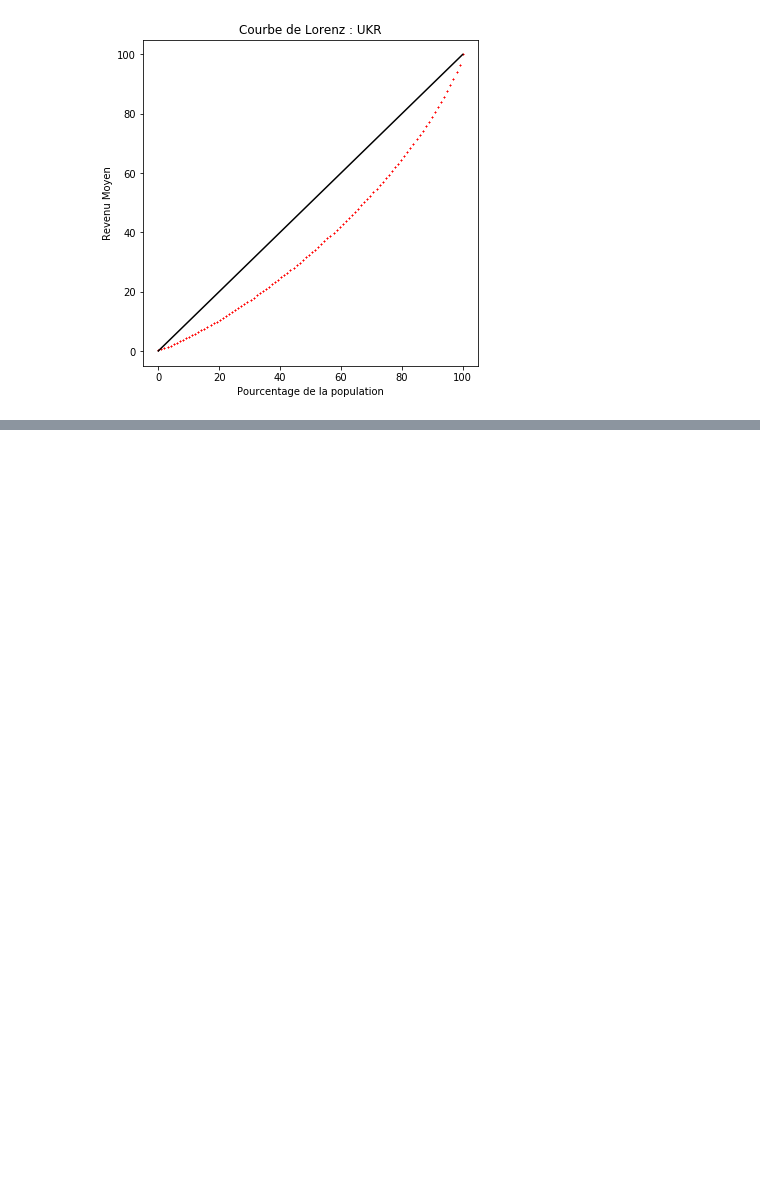
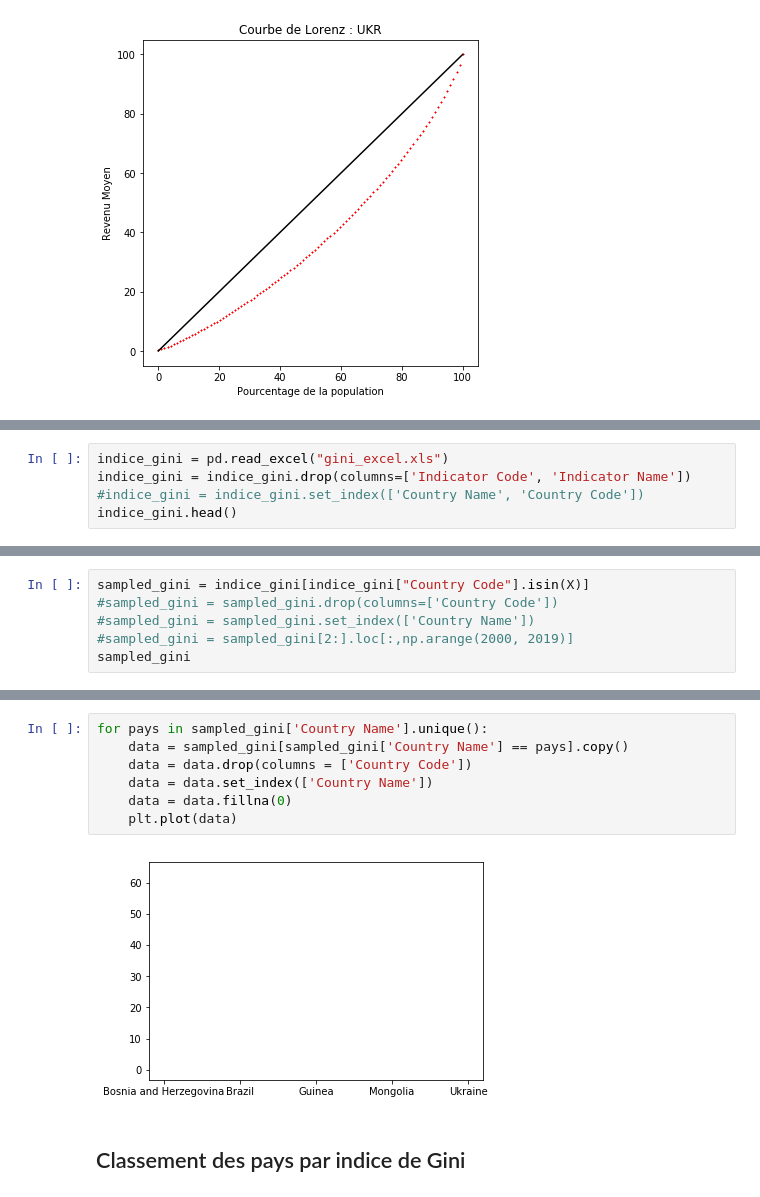
Before and after one commit to Julien-paulet/Projet_7, a Jupyter notebook: Effectuez_une_prediction_de_revenus_main_file.ipynb, the cells around one changed output, grey strips where cells are left out. Saved outputs shown, nothing was run; the diff lists cells and outputs as text; blank space fills up the shorter version.

Commit message:
Avancées sur evolution gini, probleme dans la manipulation du df

```diff
--- a/Effectuez_une_prediction_de_revenus_main_file.ipynb
+++ b/Effectuez_une_prediction_de_revenus_main_file.ipynb
@@ -283,0 +273,5 @@ lorenz(sampled_data)
+# %%
+indice_gini = pd.read_excel("gini_excel.xls")
+indice_gini = indice_gini.drop(columns=['Indicator Code', 'Indicator Name'])
+#indice_gini = indice_gini.set_index(['Country Name', 'Country Code'])
+indice_gini.head()
@@ -283,0 +286,6 @@ lorenz(sampled_data)
+# %%
+sampled_gini = indice_gini[indice_gini["Country Code"].isin(X)]
+#sampled_gini = sampled_gini.drop(columns=['Country Code'])
+#sampled_gini = sampled_gini.set_index(['Country Name'])
+#sampled_gini = sampled_gini[2:].loc[:,np.arange(2000, 2019)]
+sampled_gini
@@ -283,0 +300,11 @@ lorenz(sampled_data)
+# %%
+for pays in sampled_gini['Country Name'].unique():
+    data = sampled_gini[sampled_gini['Country Name'] == pays].copy()
+    data = data.drop(columns = ['Country Code'])
+    data = data.set_index(['Country Name'])
+    data = data.fillna(0)
+    plt.plot(data)
+# %% [output]
+[figure, added]
+# %% [markdown]
+## Classement des pays par indice de Gini
```
Also changed, not shown: parts of 11 cells of this notebook.
